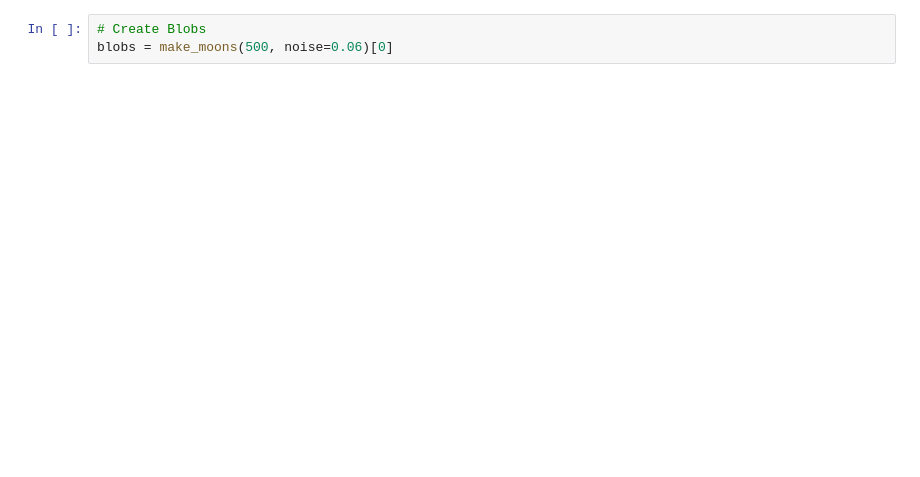
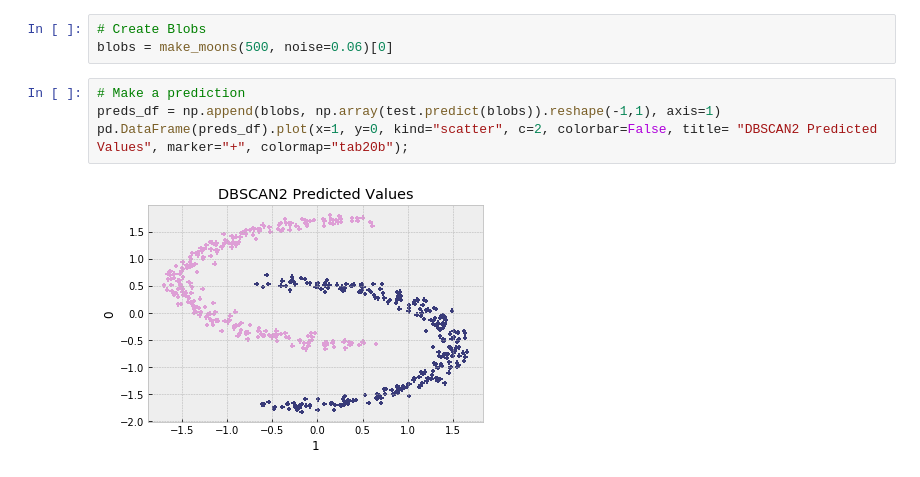
Before and after one commit to mpHarm88/projects, a Jupyter notebook: dbscan/notebooks/dbscan.ipynb, the cells around one changed output. Drawn from its saved outputs; the diff is of its cells as text; blank space fills up the shorter version.

Commit message:
add prediction example

```diff
--- a/dbscan/notebooks/dbscan.ipynb
+++ b/dbscan/notebooks/dbscan.ipynb
@@ -173,6 +173,12 @@ plt.show()
 # %%
 # Create Blobs
 blobs = make_moons(500, noise=0.06)[0]
+# %%
+# Make a prediction
+preds_df = np.append(blobs, np.array(test.predict(blobs)).reshape(-1,1), axis=1)
+pd.DataFrame(preds_df).plot(x=1, y=0, kind="scatter", c=2, colorbar=False, title= "DBSCAN2 Predicted Values", marker="+", colormap="tab20b");
+# %% [output]
+[figure, added]
 # %%
 %%time
 %%capture
```
Also changed, not shown: parts of 4 cells of this notebook, 6 other files.
